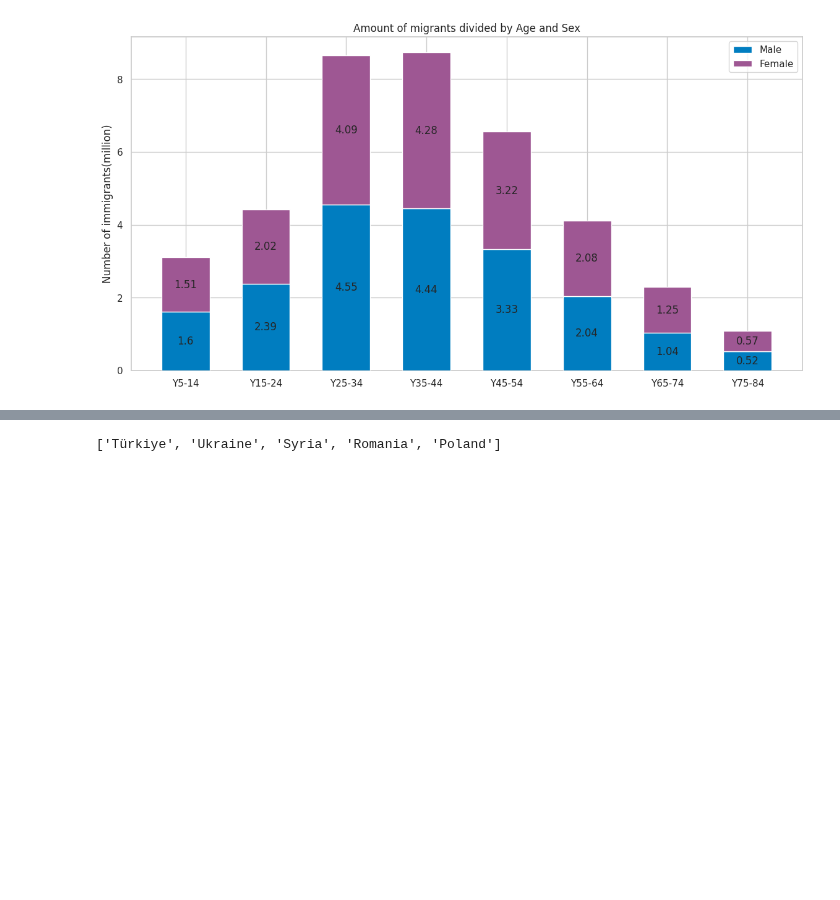
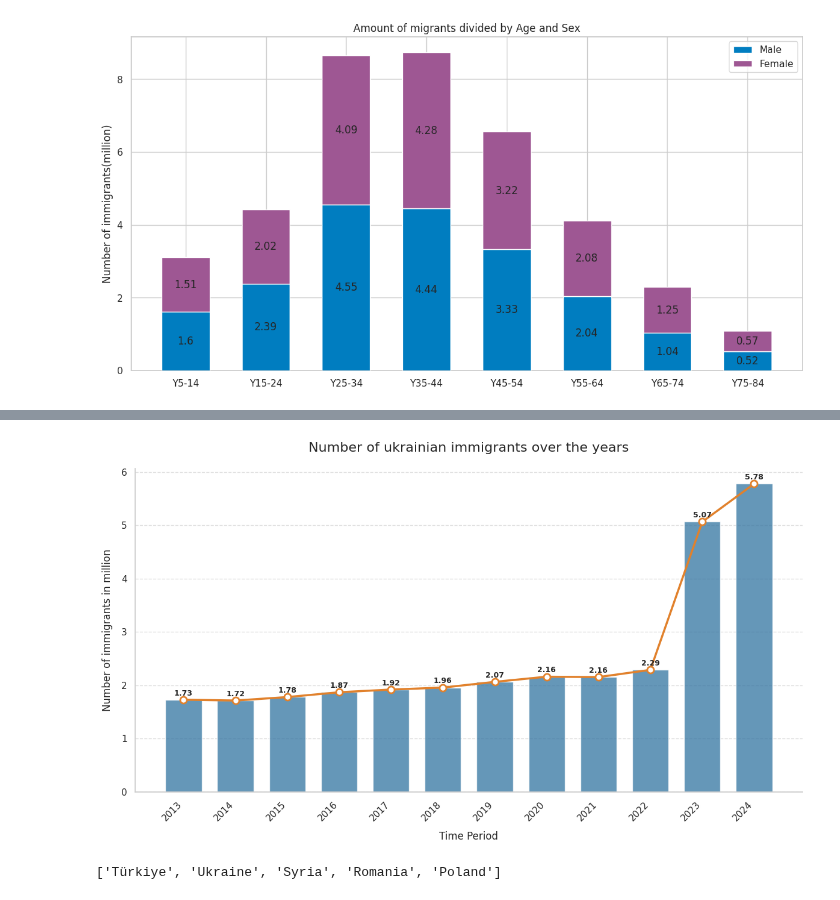
Before and after one commit to loveBeatles/datavis_project, a Jupyter notebook: group_project.ipynb, the cells around one changed output, grey strips where cells are left out. Drawn from its saved outputs; the diff is of its cells as text; code cells hidden in the pictures; blank space fills up the shorter version.

```diff
--- a/group_project.ipynb
+++ b/group_project.ipynb
@@ -887,3 +919,40 @@ pass
+# %%
+#5 point Ukraine
+
+#Додав більше, бо як на мене наглядніше, видно динаміку
+years = [i for i in range(2013, 2025)]
+
+df_for_sixth_point = (pd.read_csv(url_ua, usecols=['OBS_VALUE', 'TIME_PERIOD', 'sex'])
+      .query('TIME_PERIOD in @years & sex != "T"')
+      .assign(OBS_VALUE_milion=lambda df: (df['OBS_VALUE'] / 1000000))
+      .groupby('TIME_PERIOD')['OBS_VALUE_milion'].sum()
+      .reset_index()
+      )
+fig, ax = plt.subplots(figsize=(12, 7))
+bar_color = '#3274A1'
+line_color = '#E1812C'
+
+bars = ax.bar(df_for_sixth_point['TIME_PERIOD'], df_for_sixth_point['OBS_VALUE_milion'], color=bar_color, alpha=0.75, width=0.7)
+line = ax.plot(df_for_sixth_point['TIME_PERIOD'], df_for_sixth_point['OBS_VALUE_milion'], color=line_color, lw=2.5,
+    marker='o', markersize=8, markerfacecolor='white', markeredgecolor=line_color, markeredgewidth=2)
+
+ax.bar_label(bars, fmt='%.2f', fontsize=9, fontweight='bold', padding=3)
+
+ax.set_xticks(years)
+ax.set_xticklabels(years, rotation=45, ha='right')
+
+ax.set_xlabel('Time Period', fontsize=12, labelpad=10)
+ax.set_ylabel('Number of immigrants in million', fontsize=12, labelpad=10)
+ax.set_title('Number of ukrainian immigrants over the years', fontsize=16, pad=20)
+ax.grid(axis='x')
+plt.grid(axis='y', alpha=0.6, linestyle='--')
+
+sns.despine(left=False, bottom=False)
+plt.tight_layout()
+
+plt.show()
+# %% [output]
+[figure, added]
 # %%
 data_full_immigration_by_Germany =data_full_immigration_by_citizen[data_full_immigration_by_citizen['Geopolitical entity (reporting)']=='Germany'].sort_values(by='OBS_VALUE',ascending=False)
 data_full_immigration_by_Italii = data_full_immigration_by_citizen[data_full_immigration_by_citizen['Geopolitical entity (reporting)']=='Italy'].sort_values(by='OBS_VALUE',ascending=False)
```
Also changed, not shown: parts of 19 cells of this notebook.
